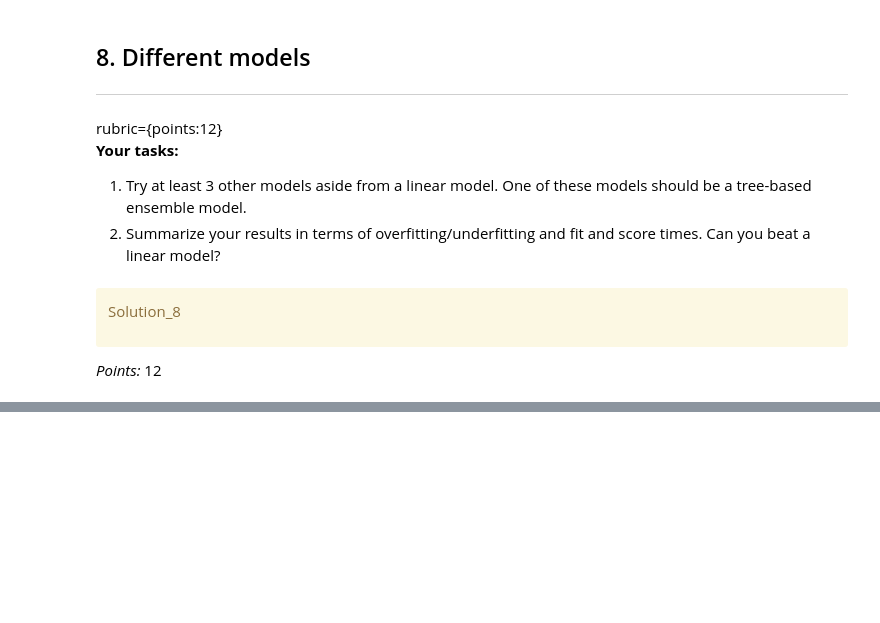
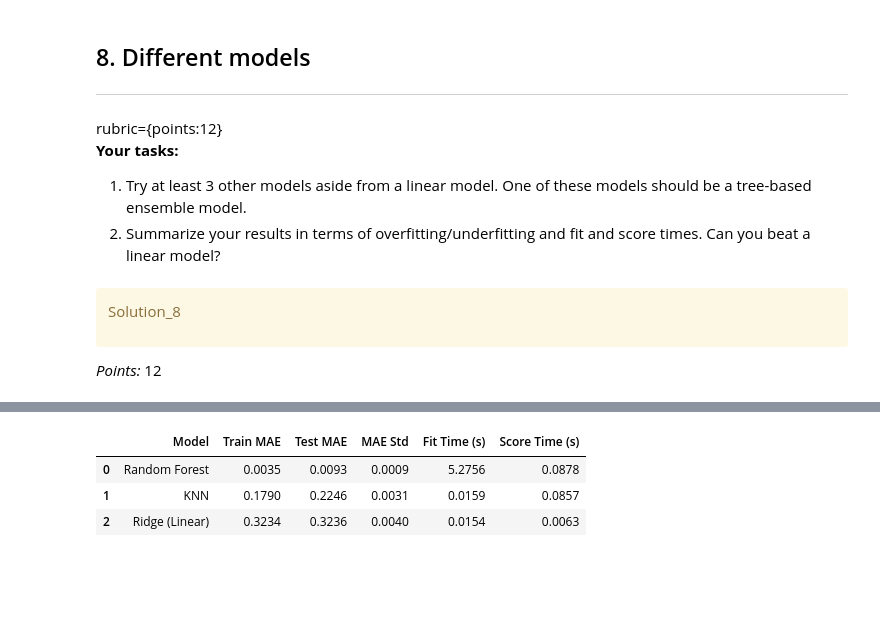
Before and after one commit to gracetownland/330hw5, a Jupyter notebook: hw5.ipynb, the cells around one changed output, grey strips where cells are left out. Cells and saved outputs as stored; diff of their text form; code cells hidden in the pictures; blank space fills up the shorter version.

```diff
--- a/hw5.ipynb
+++ b/hw5.ipynb
@@ -425,3 +584,42 @@ _Type your answer here, replacing this text._
+# %%
+# Define models
+models = {
+    "Ridge (Linear)": Ridge(alpha=0.01),
+    "Random Forest": RandomForestRegressor(n_estimators=100, random_state=42),
+    "KNN": KNeighborsRegressor(n_neighbors=5)
+}
+
+# Store results
+results = []
+
+# Run cross-validation for each model
+for name, model in models.items():
+    scores = cross_validate(
+        model,
+        X_train_trans_df,
+        y_train,
+        scoring="neg_mean_absolute_error",
+        cv=5,
+        return_train_score=True,
+        return_estimator=False
+    )
+    results.append({
+        "Model": name,
+        "Train MAE": -np.mean(scores["train_score"]),
+        "Test MAE": -np.mean(scores["test_score"]),
+        "MAE Std": np.std(scores["test_score"]),
+        "Fit Time (s)": np.mean(scores["fit_time"]),
+        "Score Time (s)": np.mean(scores["score_time"])
+    })
+
+# Convert to DataFrame for display
+model_results_df = pd.DataFrame(results).sort_values("Test MAE").reset_index(drop=True)
+model_results_df.round(4)
+# %% [output]
+|  | Model | Train MAE | Test MAE | MAE Std | Fit Time (s) | Score Time (s) |
+| 0 | Random Forest | 0.0035 | 0.0093 | 0.0009 | 5.2756 | 0.0878 |
+| 1 | KNN | 0.1790 | 0.2246 | 0.0031 | 0.0159 | 0.0857 |
+| 2 | Ridge (Linear) | 0.3234 | 0.3236 | 0.0040 | 0.0154 | 0.0063 |
 # %%
 ...
 # %%
```
Also changed, not shown: parts of 32 cells of this notebook.
